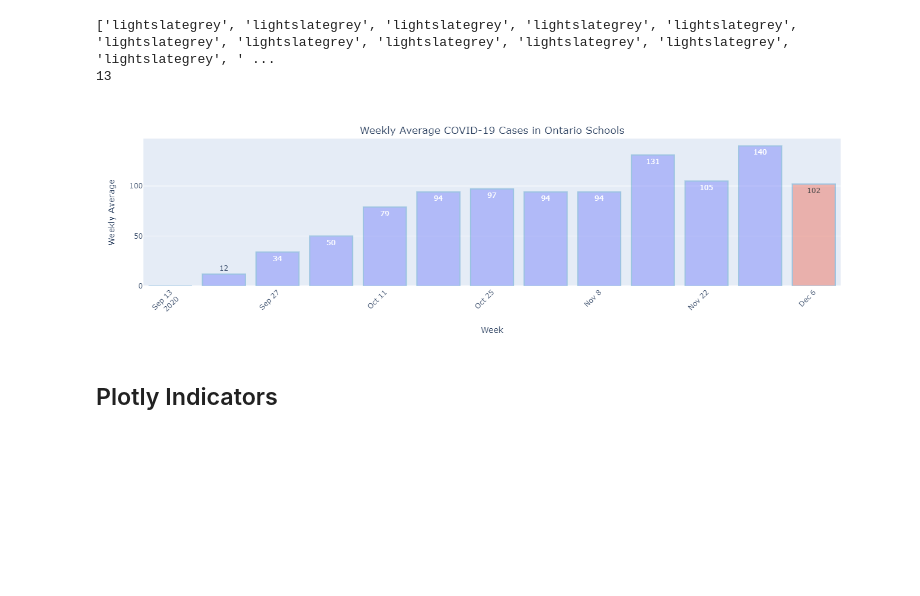
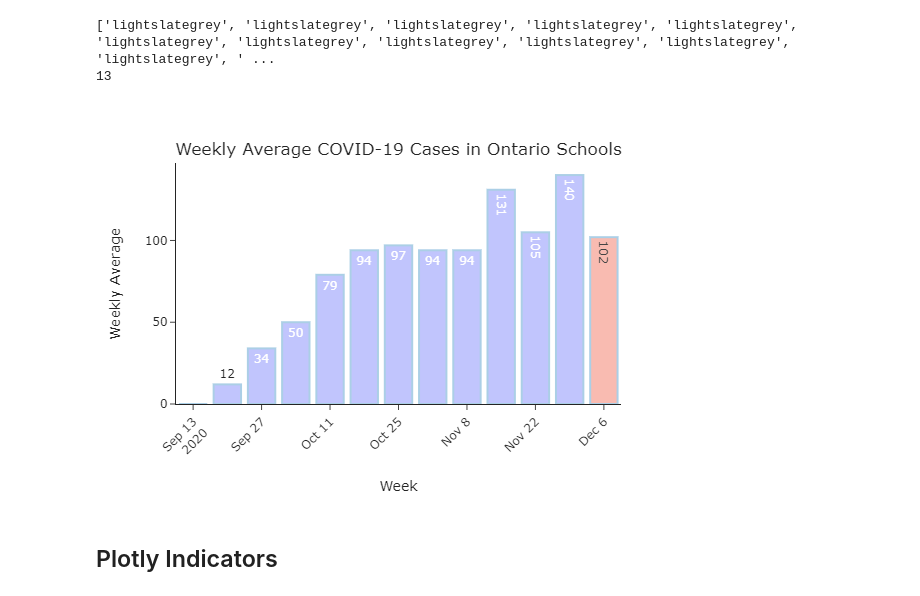
Before and after one commit to Peterstangolis/ontario_schools_covid19_analysis, a Jupyter notebook: Dash-Plotly_ONT_school_covid19_dashboard.ipynb, the cells around one changed output. Cells and saved outputs as stored; diff of their text form; code cells hidden in the pictures; blank space fills up the shorter version.

```diff
--- a/Dash-Plotly_ONT_school_covid19_dashboard.ipynb
+++ b/Dash-Plotly_ONT_school_covid19_dashboard.ipynb
@@ -318,30 +341,31 @@ print(len(df_weekly))
 # %%
 colors = ['lightslategrey',] * len(df_weekly)
 colors[-1] = 'crimson'
 
 fig = px.bar(df_weekly, y = 'new_total_school_related_cases', x = 'index', opacity=0.4,
              text = 'new_total_school_related_cases',
              color = colors
             )
 fig.update_layout(
     showlegend=False,
     xaxis_title = "Week",
     yaxis_title = "Weekly Average",
     title={
         'text' : f" Weekly Average COVID-19 Cases in Ontario Schools",
         'y' : 0.9,
         'x' : 0.5,
         'xanchor': 'center',
         'yanchor': 'top'
         },
     xaxis_tickangle = -45,
     uniformtext_minsize = 10,
-    width = 700, height = 400)
+    width = 700, height = 400,
+    template = 'simple_white')
 fig.update_traces(
         marker_line_color = "#2E86C1",
         marker_line_width = 2.0)
 fig
 # %% [output]
-[figure, old version]
+[figure, new version]
 # %% [markdown]
 ## Plotly Indicators
```
Also changed, not shown: parts of 8 cells of this notebook, 2 other files.
